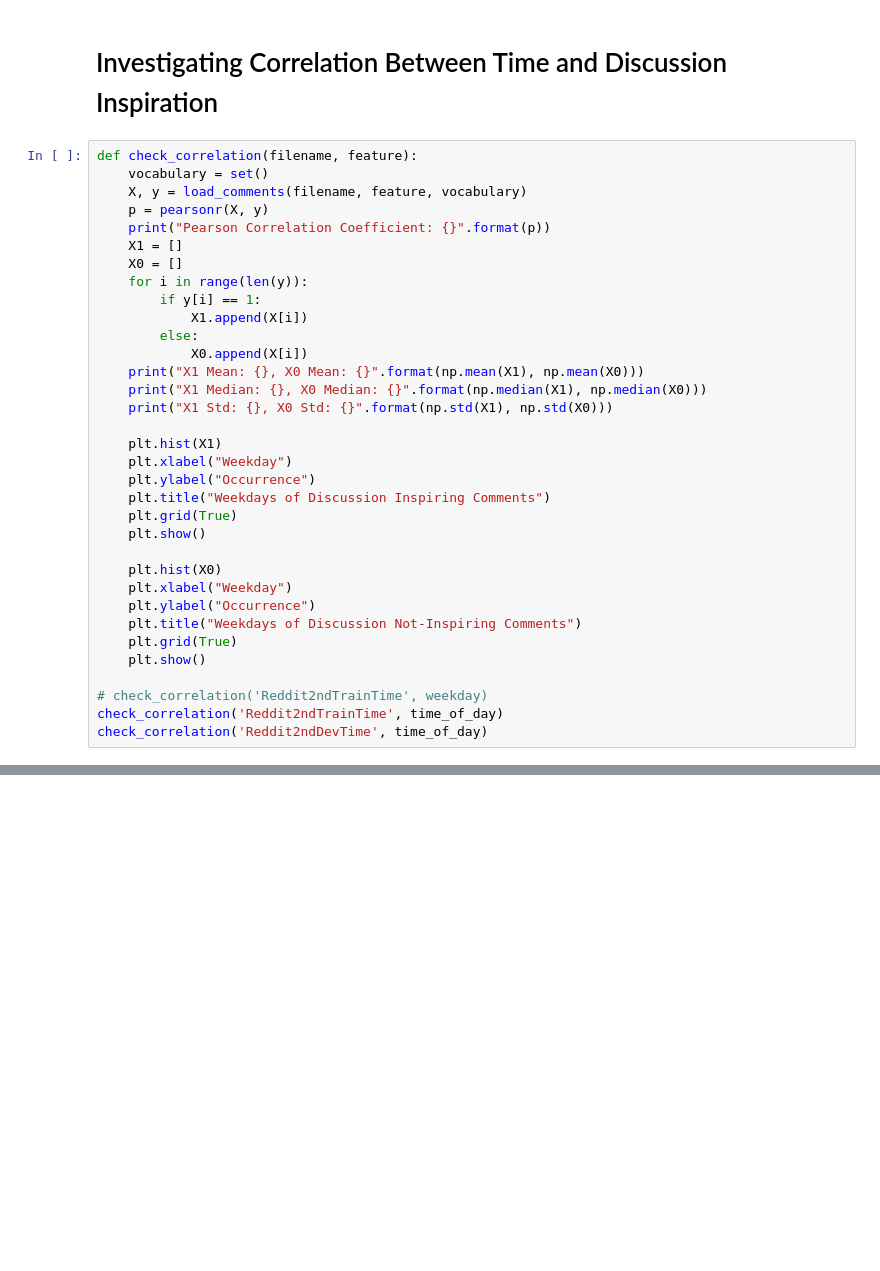
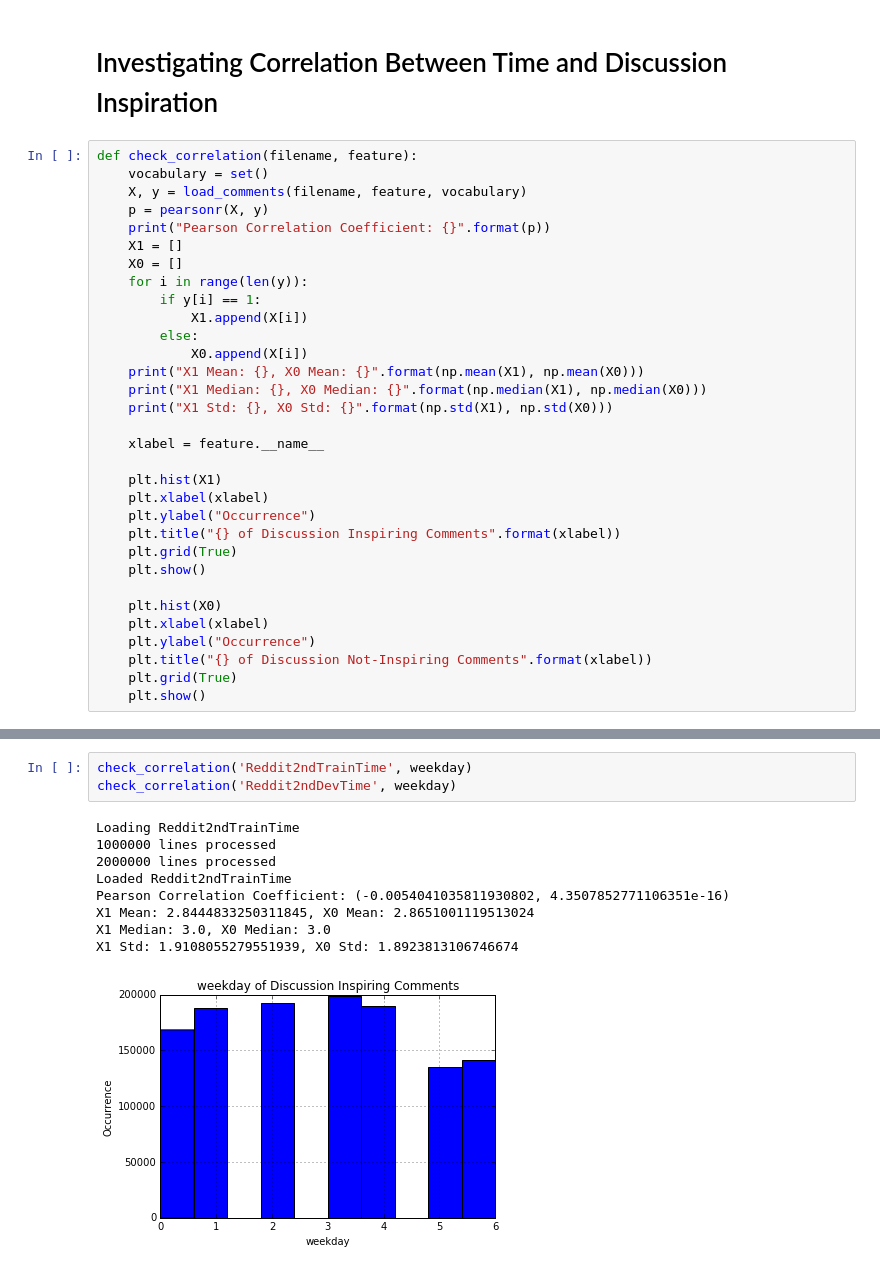
Before and after one commit to junwonpk/ruby, a Jupyter notebook: milestone.ipynb, the cells around one changed output, grey strips where cells are left out. Saved outputs shown, nothing was run; the diff lists cells and outputs as text; blank space fills up the shorter version.

```diff
--- a/milestone.ipynb
+++ b/milestone.ipynb
@@ -513,20 +464,18 @@ def check_correlation(filename, feature):
     print("X1 Median: {}, X0 Median: {}".format(np.median(X1), np.median(X0)))
     print("X1 Std: {}, X0 Std: {}".format(np.std(X1), np.std(X0)))
 
+    xlabel = feature.__name__
+
     plt.hist(X1)
-    plt.xlabel("Weekday")
+    plt.xlabel(xlabel)
     plt.ylabel("Occurrence")
-    plt.title("Weekdays of Discussion Inspiring Comments")
+    plt.title("{} of Discussion Inspiring Comments".format(xlabel))
     plt.grid(True)
     plt.show()
 
     plt.hist(X0)
-    plt.xlabel("Weekday")
+    plt.xlabel(xlabel)
     plt.ylabel("Occurrence")
-    plt.title("Weekdays of Discussion Not-Inspiring Comments")
+    plt.title("{} of Discussion Not-Inspiring Comments".format(xlabel))
     plt.grid(True)
     plt.show()
-
-# check_correlation('Reddit2ndTrainTime', weekday)
-check_correlation('Reddit2ndTrainTime', time_of_day)
-check_correlation('Reddit2ndDevTime', time_of_day)
@@ -551,0 +482,13 @@ X1 Std: 1.7656536658506297, X0 Std: 1.77758949209671
+# %%
+check_correlation('Reddit2ndTrainTime', weekday)
+check_correlation('Reddit2ndDevTime', weekday)
+# %% [output]
+Loading Reddit2ndTrainTime
+1000000 lines processed
+2000000 lines processed
+Loaded Reddit2ndTrainTime
+Pearson Correlation Coefficient: (-0.0054041035811930802, 4.3507852771106351e-16)
+X1 Mean: 2.8444833250311845, X0 Mean: 2.8651001119513024
+X1 Median: 3.0, X0 Median: 3.0
+X1 Std: 1.9108055279551939, X0 Std: 1.8923813106746674
+[figure, added]
```
Also changed, not shown: parts of 6 cells of this notebook, 6 other files.
